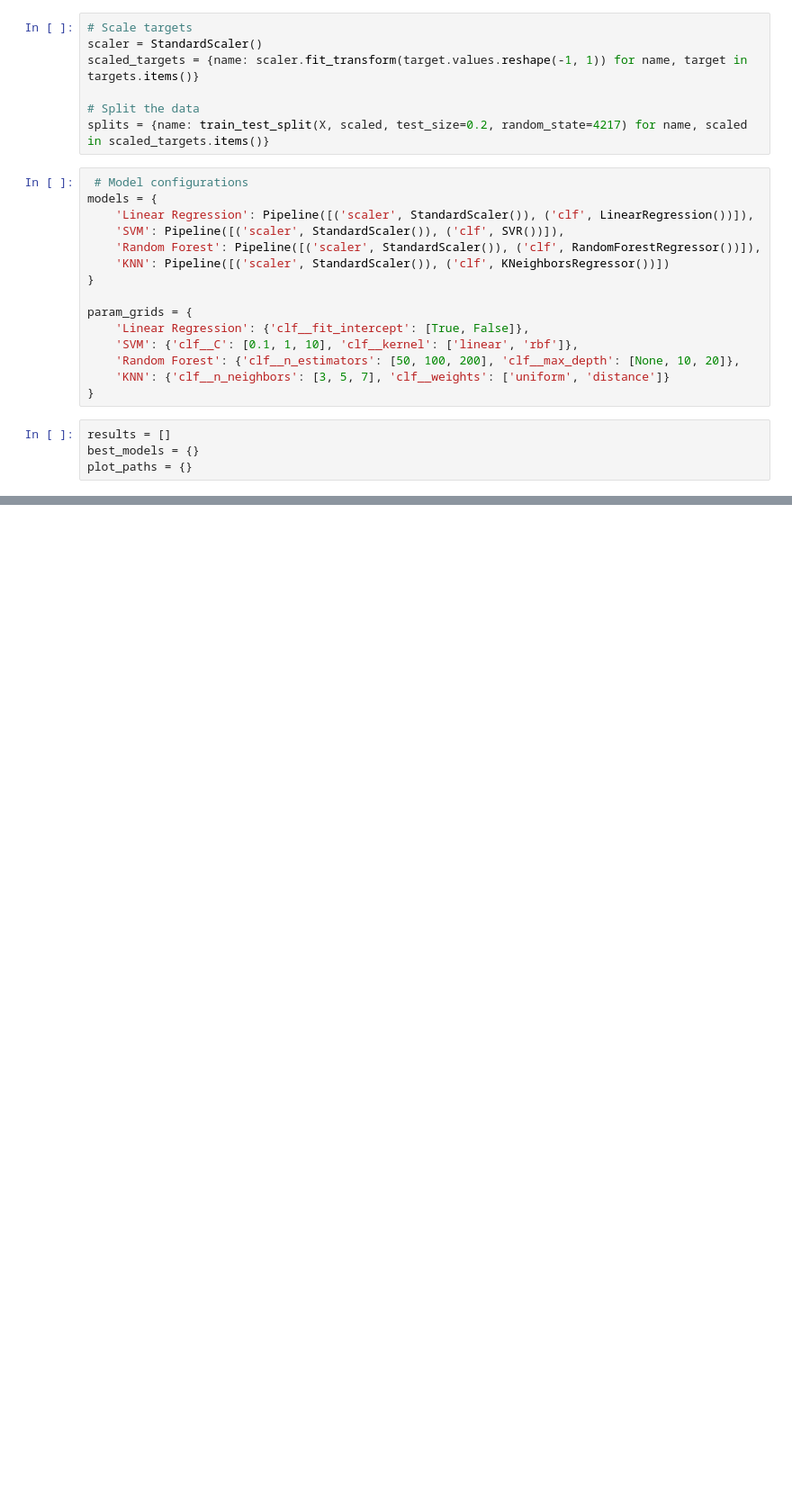
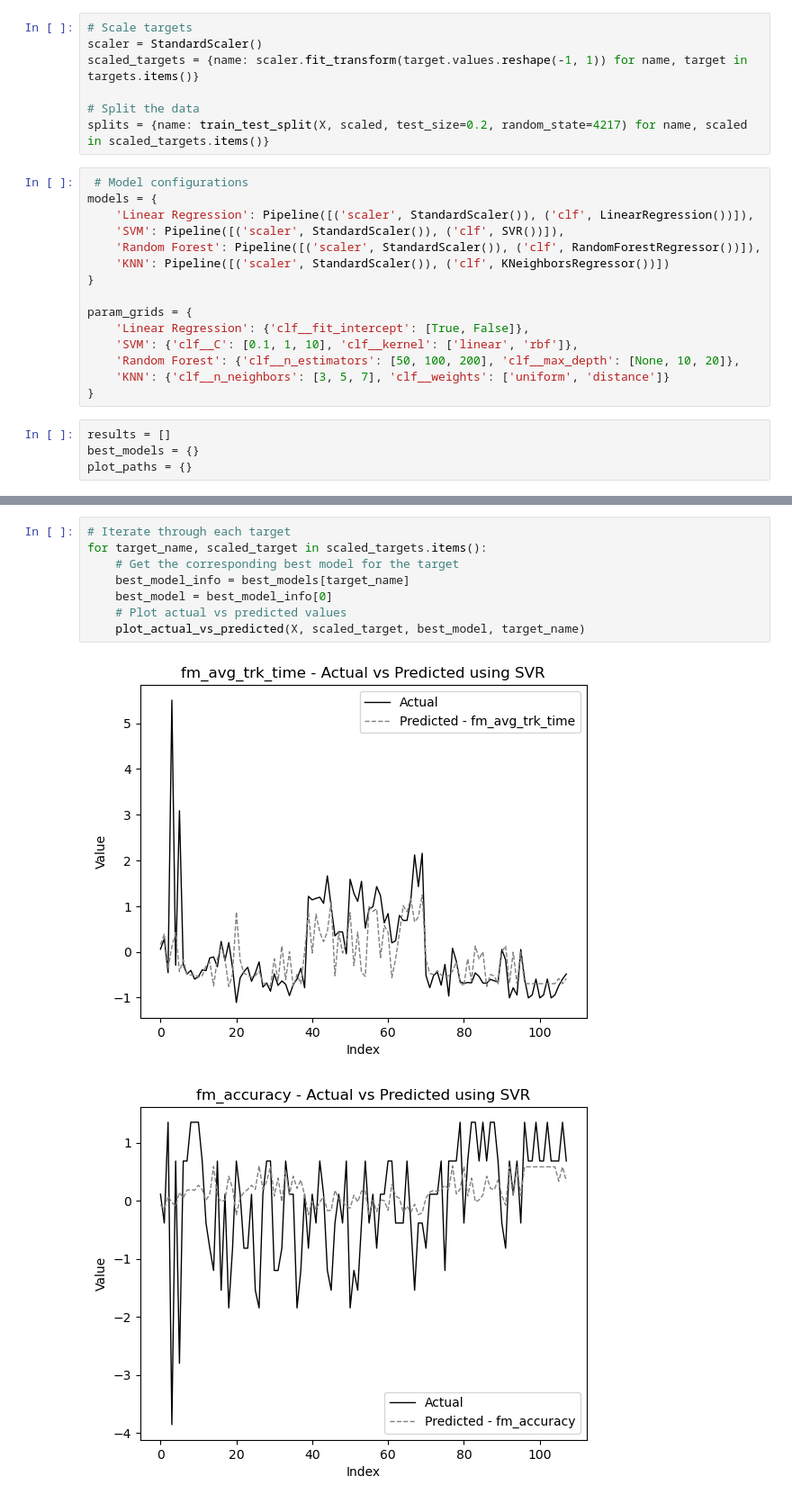
Before and after one commit to rodAlm08/exec_dash, a Jupyter notebook: skLearn/analyze.ipynb, the cells around one changed output, grey strips where cells are left out. Shown at 90% size. Saved outputs shown, nothing was run; the diff lists cells and outputs as text; blank space fills up the shorter version.

```diff
--- a/skLearn/analyze.ipynb
+++ b/skLearn/analyze.ipynb
@@ -174,0 +205,11 @@ for target_name, scaled_target in scaled_targets.items():
+# %%
+# Iterate through each target
+for target_name, scaled_target in scaled_targets.items():
+    # Get the corresponding best model for the target
+    best_model_info = best_models[target_name]
+    best_model = best_model_info[0]
+    # Plot actual vs predicted values
+    plot_actual_vs_predicted(X, scaled_target, best_model, target_name)
+# %% [output]
+[figure, added]
+[figure, added]
```
Also changed, not shown: parts of 8 cells of this notebook, 16 other files.
